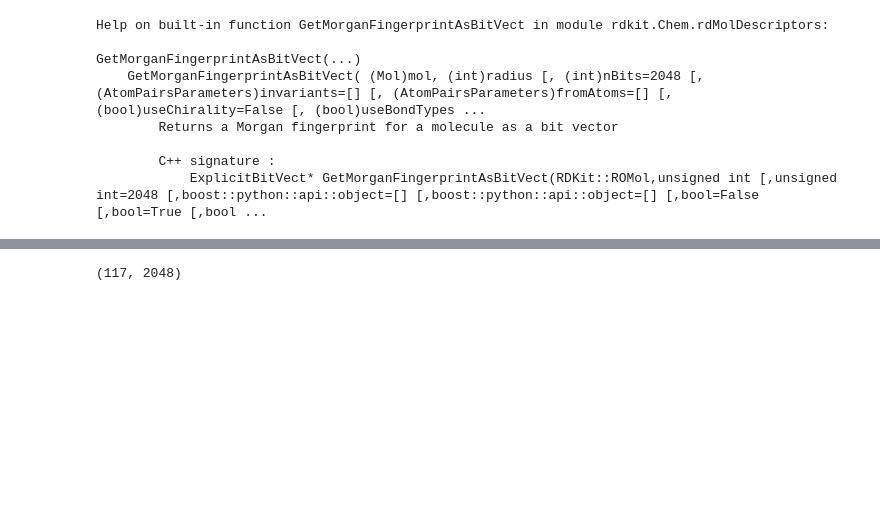
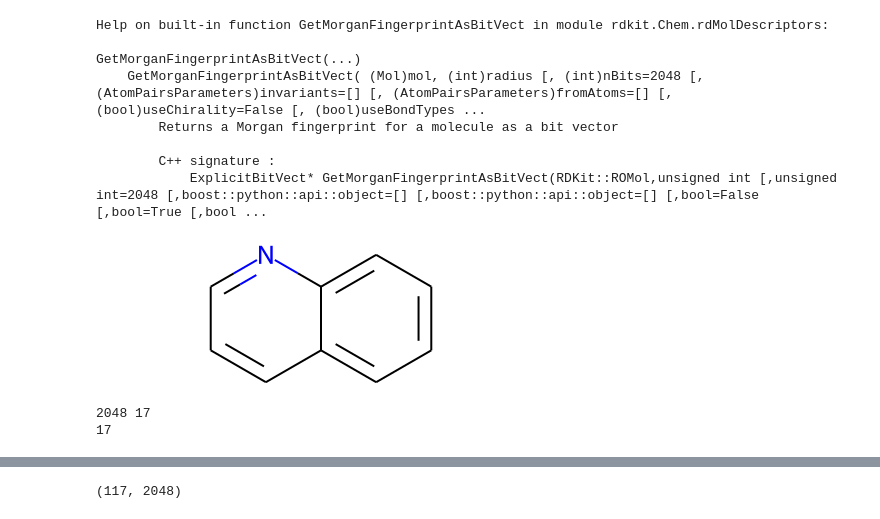
Before and after one commit to chemoinformatics-lecture/lecture-beginner, a Jupyter notebook: lesson04_RDKit/lecture_note_colab_RDKit_no2_Descriptorsの使い方.ipynb, the cells around one changed output, grey strips where cells are left out. Cells and saved outputs as stored; diff of their text form; code cells hidden in the pictures; blank space fills up the shorter version.

```diff
--- a/lesson04_RDKit/lecture_note_colab_RDKit_no2_Descriptorsの使い方.ipynb
+++ b/lesson04_RDKit/lecture_note_colab_RDKit_no2_Descriptorsの使い方.ipynb
@@ -153,0 +141,15 @@ GetMorganFingerprintAsBitVect(...)
+# %%
+# 特定のsmilesを有する構造を表示してみる。
+smiles = "c1c2ccc[nH0]c2ccc1"
+compound = Chem.MolFromSmiles(smiles)
+compound
+# %% [output]
+[figure, added]
+# %%
+bitI_morgan = {}
+fp_morgan = AllChem.GetMorganFingerprintAsBitVect(compound, 2, bitInfo=bitI_morgan)
+print(fp_morgan.GetNumBits(),fp_morgan.GetNumOnBits())
+print(len(bitI_morgan))
+# %% [output]
+2048 17
+17
```
Also changed, not shown: parts of 22 cells of this notebook.
